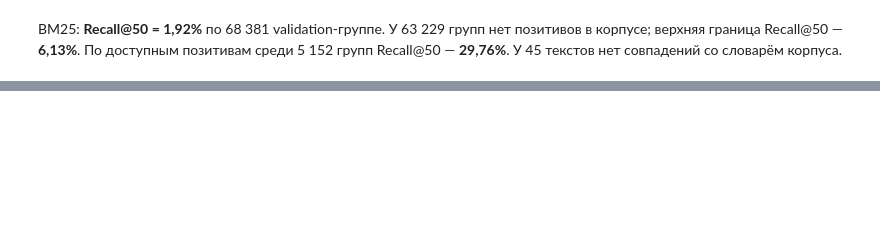
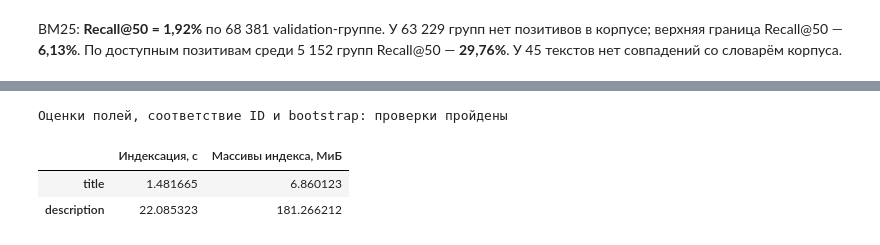
Before and after one commit to alexiva05/avito-service-search, a Jupyter notebook: solution.ipynb, the cells around one changed output, grey strips where cells are left out. Drawn from its saved outputs; the diff is of its cells as text; code cells hidden in the pictures; blank space fills up the shorter version.

```diff
--- a/solution.ipynb
+++ b/solution.ipynb
@@ -724,0 +749,63 @@ BM25: **Recall@50 = 1,92%** по 68 381 validation-группе.
+# %%
+def weighted_bm25_scores(models, tokens, weights):
+    scores = np.zeros(models["title"].scores["num_docs"], dtype=np.float32)
+    for field, weight in weights.items():
+        if weight:
+            scores += weight * bm25_scores(models[field], tokens)
+    return scores
+
+
+def cluster_delta_interval(baseline, candidate, text_groups):
+    clustered = pd.DataFrame({
+        "delta": np.asarray(candidate) - np.asarray(baseline),
+        "text": np.asarray(text_groups),
+    }).groupby("text", sort=True)["delta"].agg(["sum", "size"])
+    # Пересэмплируем тексты, но сохраняем равный вес контекстных запросов в macro Recall.
+    result = bootstrap(
+        (clustered["sum"].to_numpy(), clustered["size"].to_numpy()),
+        lambda totals, counts, axis: totals.sum(axis=axis) / counts.sum(axis=axis),
+        paired=True, vectorized=True, n_resamples=BOOTSTRAP_RESAMPLES, batch=64,
+        confidence_level=BOOTSTRAP_CONFIDENCE, method="percentile", rng=np.random.default_rng(SEED),
+    )
+    return float(result.confidence_interval.low), float(result.confidence_interval.high)
+
+
+small_description = bm25s.BM25(**BM25_CONFIG)
+small_description.index(tokenize(["уборка кухни", "уборка кухни", "ремонт авто"]), show_progress=False)
+small_fields = {"title": small, "description": small_description}
+np.testing.assert_array_equal(
+    weighted_bm25_scores(small_fields, ["ремонт"], E1_VARIANTS["E1_title"]),
+    bm25_scores(small, ["ремонт"]))
+np.testing.assert_array_equal(
+    weighted_bm25_scores(small_fields, ["ремонт"], E1_VARIANTS["E1_description"]),
+    bm25_scores(small_description, ["ремонт"]))
+combined = weighted_bm25_scores(small_fields, ["ремонт"], E1_VARIANTS["E1_title2_description1"])
+np.testing.assert_allclose(combined, 2 * bm25_scores(small, ["ремонт"]) + bm25_scores(small_description, ["ремонт"]))
+assert small_ids[top_k(combined, 1)].tolist() == ["0000000000000003"]
+assert top_k(weighted_bm25_scores(small_fields, [], E1_VARIANTS["E1_title1_description1"])).tolist() == []
+assert cluster_delta_interval([0, 0, 0], [.25, .25, .25], ["a", "a", "b"]) == (.25, .25)
+assert cluster_delta_interval([.5, 1, 0], [.5, 1, 0], ["a", "a", "b"]) == (0, 0)
+print("Оценки полей, соответствие ID и bootstrap: проверки пройдены")
+# %% [output]
+Оценки полей, соответствие ID и bootstrap: проверки пройдены
+# %%
+field_models, field_index_seconds, field_index_bytes = {}, {}, {}
+for field, column in [("title", "item_title_raw"), ("description", "item_description_raw")]:
+    start = perf_counter()
+    field_tokens = tokenize(normalize_text(items[column]).tolist())
+    model = bm25s.BM25(**BM25_CONFIG)
+    model.index(field_tokens, show_progress=False)
+    assert model.scores["num_docs"] == len(item_ids)
+    field_models[field] = model
+    field_index_seconds[field] = perf_counter() - start
+    field_index_bytes[field] = sum(value.nbytes for value in model.scores.values() if isinstance(value, np.ndarray))
+    del field_tokens
+_ = gc.collect()
+display(pd.DataFrame({
+    "Индексация, с": field_index_seconds,
+    "Массивы индекса, МиБ": {field: size / 2**20 for field, size in field_index_bytes.items()},
+}))
+# %% [output]
+|  | Индексация, с | Массивы индекса, МиБ |
+| title | 1.481665 | 6.860123 |
+| description | 22.085323 | 181.266212 |
```
Also changed, not shown: parts of 12 cells of this notebook, 1 other file.
